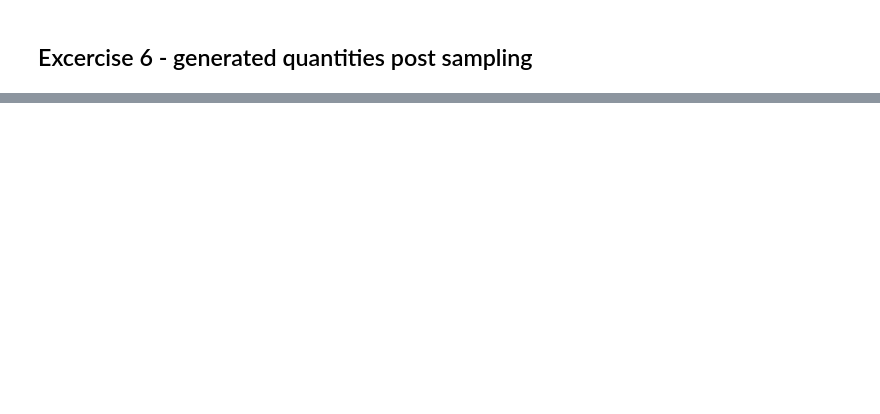
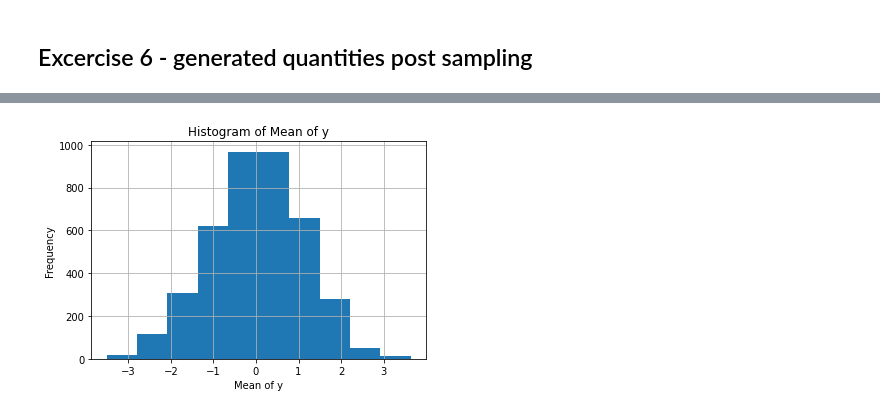
Before and after one commit to andrzejjnk/DataAnalytics2024, a Jupyter notebook: lab2.ipynb, the cells around one changed output, grey strips where cells are left out. Drawn from its saved outputs; the diff is of its cells as text; code cells hidden in the pictures; blank space fills up the shorter version.

```diff
--- a/lab2.ipynb
+++ b/lab2.ipynb
@@ -100,0 +472,2 @@ tunes = model_tune.sample(data=data, fixed_param=True, iter_sampling=1, iter_war
+# %%
+model_samp_st = CmdStanModel(stan_file='home/code_7.stan')
@@ -101,9 +487,7 @@ tunes = model_tune.sample(data=data, fixed_param=True, iter_sampling=1, iter_war
 # %%
-model_samp_st = CmdStanModel(stan_file='code_7.stan')
-model_log_target = CmdStanModel(stan_file='code_8.stan')
-model_log_target_ind = CmdStanModel(stan_file='code_9.stan')
+F = 5
 data = {'N': F}
-seed = #integer, your date of birth in the DDMMYYYY format without leading zero (or if you are GPRD weary, use any other date you wish)
+seed = 13082000
 result_1 = model_samp_st.sample(data=data,seed=seed)
-result_2 = model_log_target(data=data,seed=seed)
-result_3 = model_log_target_ind(data=data,seed=seed)
+result_2 = model_log_target.sample(data=data,seed=seed)
+result_3 = model_log_target_ind.sample(data=data,seed=seed)
@@ -115,6 +565,4 @@ plt.show()
 # %%
-model_gq = CmdStanModel(stan_file='code_10.stan')
-# fill in with chosen result from previous excercise
+model_gq = CmdStanModel(stan_file='home/code_10.stan')
 mean_of_y = model_gq.generate_quantities(data=data,
-                                        mcmc_sample = )
-# investigate the output and plot histogram of mean_y variable
+                                        mcmc_sample = result_1)
@@ -120,0 +596,8 @@ mean_of_y = model_gq.generate_quantities(data=data,
+# %%
+mean_of_y.draws_pd().hist()
+plt.title( "Histogram of Mean of y")
+plt.xlabel("Mean of y")
+plt.ylabel("Frequency")
+plt.show()
+# %% [output]
+[figure, added]
```
Also changed, not shown: parts of 41 cells of this notebook.
